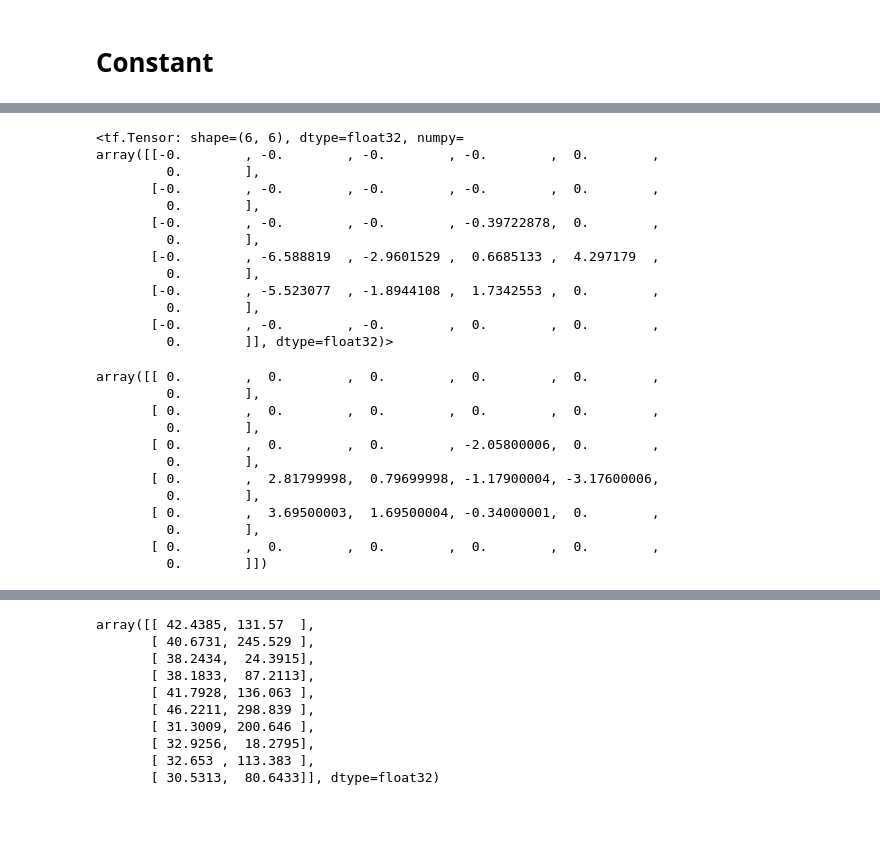
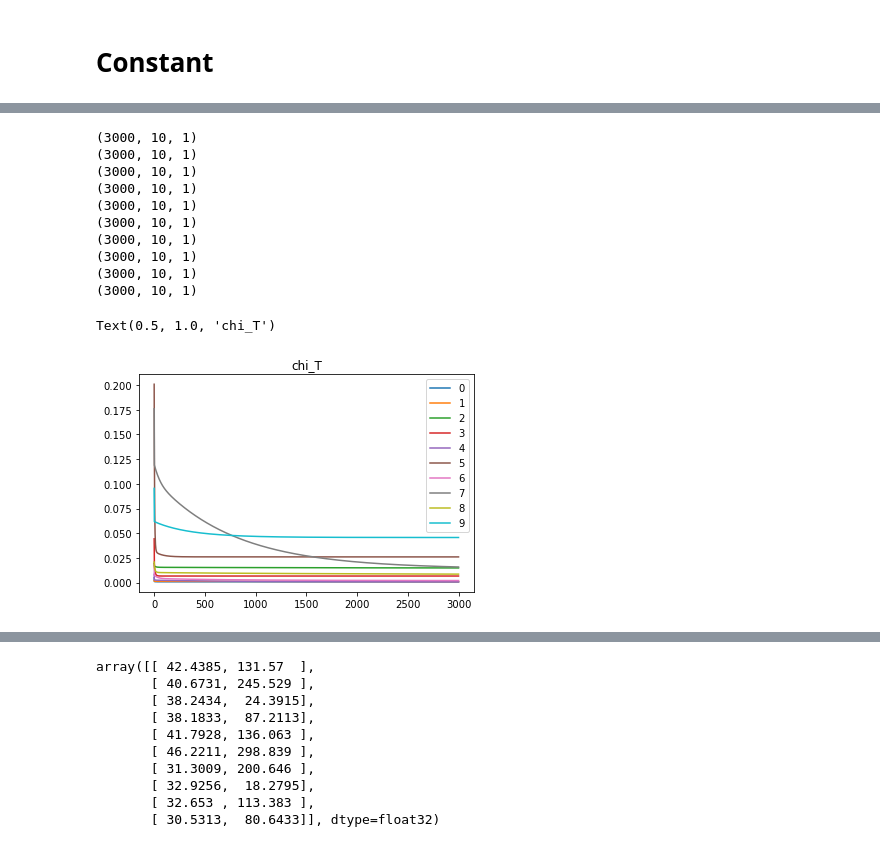
Before and after one commit to fitagdinov/Telescope_Array, a Jupyter notebook: Parameters_all/Notebooks/rewrite_reconstruction.ipynb, the cells around one changed output, grey strips where cells are left out. Cells and saved outputs as stored; diff of their text form; code cells hidden in the pictures; blank space fills up the shorter version.

```diff
--- a/Parameters_all/Notebooks/rewrite_reconstruction.ipynb
+++ b/Parameters_all/Notebooks/rewrite_reconstruction.ipynb
@@ -208,6 +343,7 @@ class Reconstruction():
 # %%
 rec = Reconstruction(data[:10],tf.float32)
-det=rec.detectors_init()
-core=rec.core_()
-sol = rec.place_sol()
+# det=rec.detectors_init()
+# core=rec.core_()
+# sol = rec.place_sol()
 # sol
+chi,params=rec.optimization(3000)
@@ -261,42 +350,19 @@ array([[[-0.        , -0.        , -0.        , -0.        ,
-# %%
-# reconstruction with defined params
-t0,theta,phi = rec.place_params()
-theta = tf.expand_dims(ev_params[:10,2] ,-1)
-phi = tf.expand_dims(ev_params[:10,3]  ,-1)
-detectors = rec.detectors_core()
-t0=rec.expand_dims(t0) # shape (batch,1,1,1)
-theta=rec.expand_dims(theta)
-phi = rec.expand_dims(phi)
-n=tf.concat([tf.math.cos(phi)*tf.math.sin(theta),tf.math.sin(phi)*tf.math.sin(theta)],axis=-1)*(1e6/c)
-t_place = detectors[:,:,:,0:1]*n[:,:,:,0:1] + detectors[:,:,:,1:2]*n[:,:,:,1:2]
-t_place = t_place * rec.mask
-t_place[8,:,:,0]
-# %% [output]
-<tf.Tensor: shape=(6, 6), dtype=float32, numpy=
-array([[-0.        , -0.        , -0.        , -0.        ,  0.        ,
-         0.        ],
-       [-0.        , -0.        , -0.        , -0.        ,  0.        ,
-         0.        ],
-       [-0.        , -0.        , -0.        , -0.39722878,  0.        ,
-         0.        ],
-       [-0.        , -6.588819  , -2.9601529 ,  0.6685133 ,  4.297179  ,
-         0.        ],
-       [-0.        , -5.523077  , -1.8944108 ,  1.7342553 ,  0.        ,
-         0.        ],
-       [-0.        , -0.        , -0.        ,  0.        ,  0.        ,
-         0.        ]], dtype=float32)>
-# %%
-data[8,:,:,1]
-# %% [output]
-array([[ 0.        ,  0.        ,  0.        ,  0.        ,  0.        ,
-         0.        ],
-       [ 0.        ,  0.        ,  0.        ,  0.        ,  0.        ,
-         0.        ],
-       [ 0.        ,  0.        ,  0.        , -2.05800006,  0.        ,
-         0.        ],
-       [ 0.        ,  2.81799998,  0.79699998, -1.17900004, -3.17600006,
-         0.        ],
-       [ 0.        ,  3.69500003,  1.69500004, -0.34000001,  0.        ,
-         0.        ],
-       [ 0.        ,  0.        ,  0.        ,  0.        ,  0.        ,
-         0.        ]])
+# %%
+for i in range(10):
+    print(np.array(chi).shape)
+    plt.plot(chi[:,i,0],label=str(i))
+plt.legend()
+plt.title('chi_T')
+# %% [output]
+(3000, 10, 1)
+(3000, 10, 1)
+(3000, 10, 1)
+(3000, 10, 1)
+(3000, 10, 1)
+(3000, 10, 1)
+(3000, 10, 1)
+(3000, 10, 1)
+(3000, 10, 1)
+(3000, 10, 1)
+Text(0.5, 1.0, 'chi_T')
+[figure, added]
```
Also changed, not shown: parts of 12 cells of this notebook, 2 other files.
